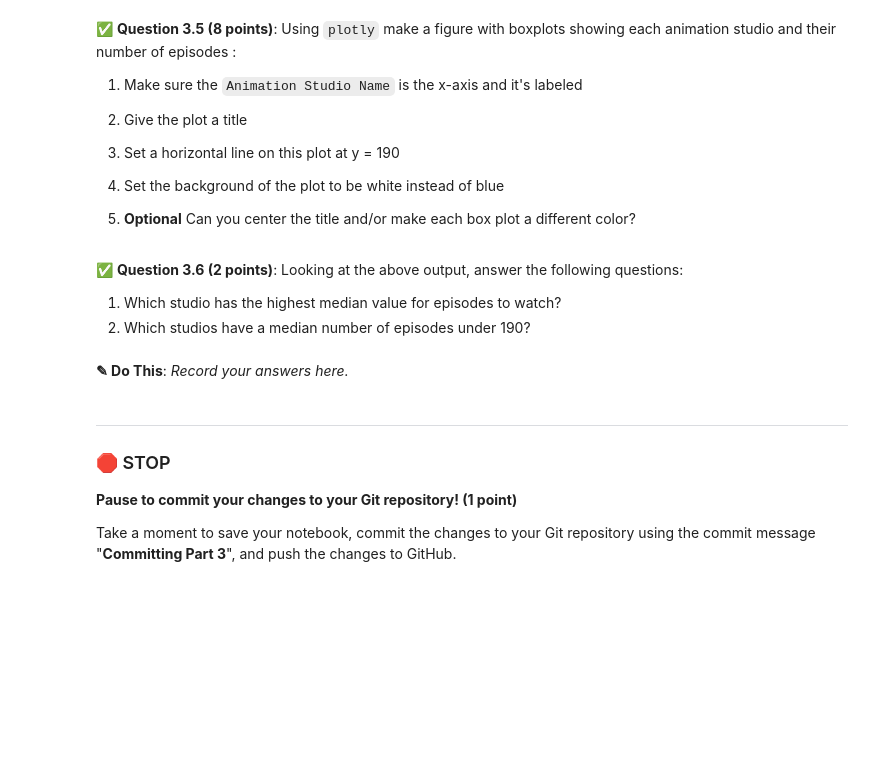
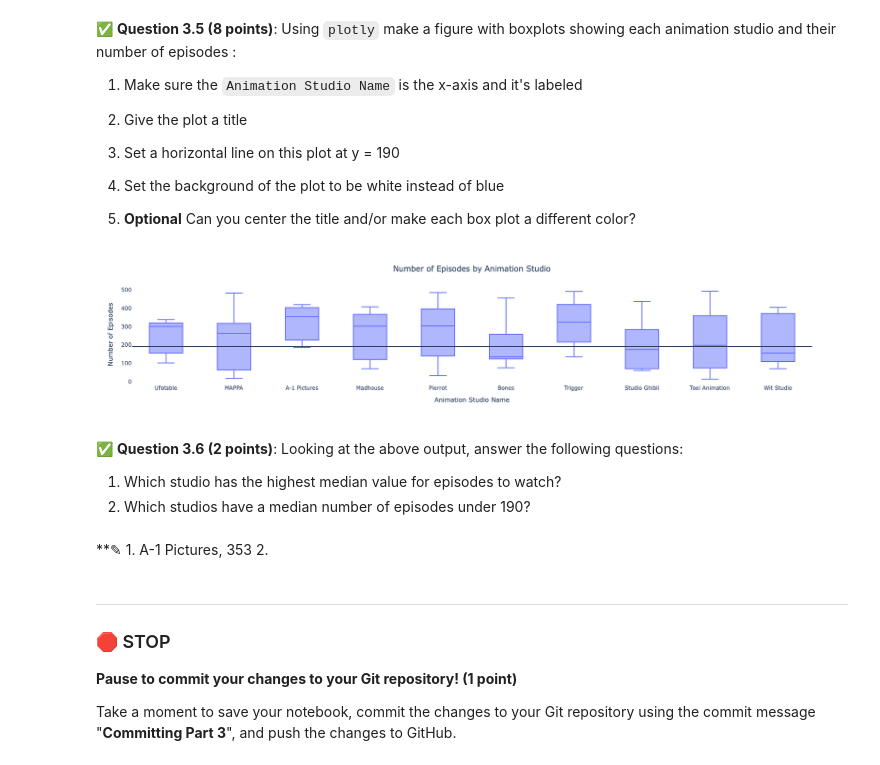
Before and after one commit to aidank247/CMSE202-s25-turnin, a Jupyter notebook: CMSE202-Midterm-Section002-STUDENT.ipynb, the cells around one changed output. Drawn from its saved outputs; the diff is of its cells as text; code cells hidden in the pictures; blank space fills up the shorter version.

```diff
--- a/CMSE202-Midterm-Section002-STUDENT.ipynb
+++ b/CMSE202-Midterm-Section002-STUDENT.ipynb
@@ -251,3 +251,7 @@ The link to the full dataset is [here](https://www.kaggle.com/datasets/samikshad
 &#9989; **Question 3.1.2 (2 points)**: Now **read in the dataset** and then display the first 20 rows of the data using **Pandas**.
 # %%
 # Put your code here
+import pandas as pd
+anime = pd.read_csv("most_watched_anime_dataset_100_entries.csv")
+
+anime.head(20)
@@ -288,13 +360,28 @@ This dataset contains more information that we care about at the moment.
 5. **Optional** Can you center the title and/or make each box plot a different color?
 # %%
 #Put your code here!
+
+import plotly.express as px
+df = anime
+fig = px.box(df, x="Animation Studio Name", y="Number of Episodes")
+
+fig.add_hline(y=190)
+
+fig.update_layout(
+    plot_bgcolor='white',
+    paper_bgcolor='white',
+    title="Number of Episodes by Animation Studio",
+    title_x=0.5)
+fig.show()
+# %% [output]
+[figure, added]
 # %% [markdown]
 &#9989; **Question 3.6 (2 points)**: Looking at the above output, answer the following questions:
 
 1. Which studio has the highest median value for episodes to watch?
 2. Which studios have a median number of episodes under 190?
 # %% [markdown]
-**<font size=+3>&#9998;</font> Do This**: *Record your answers here.*
+**<font size=+3>&#9998;</font> 1. A-1 Pictures, 353 2.
 # %% [markdown]
 ---
 ### &#128721; STOP
```
Also changed, not shown: parts of 6 cells of this notebook.
